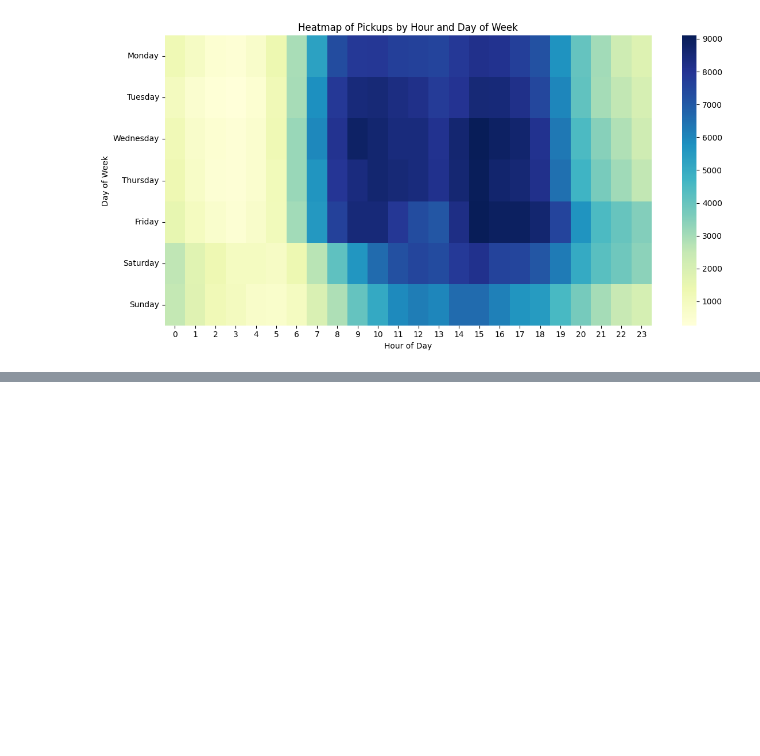
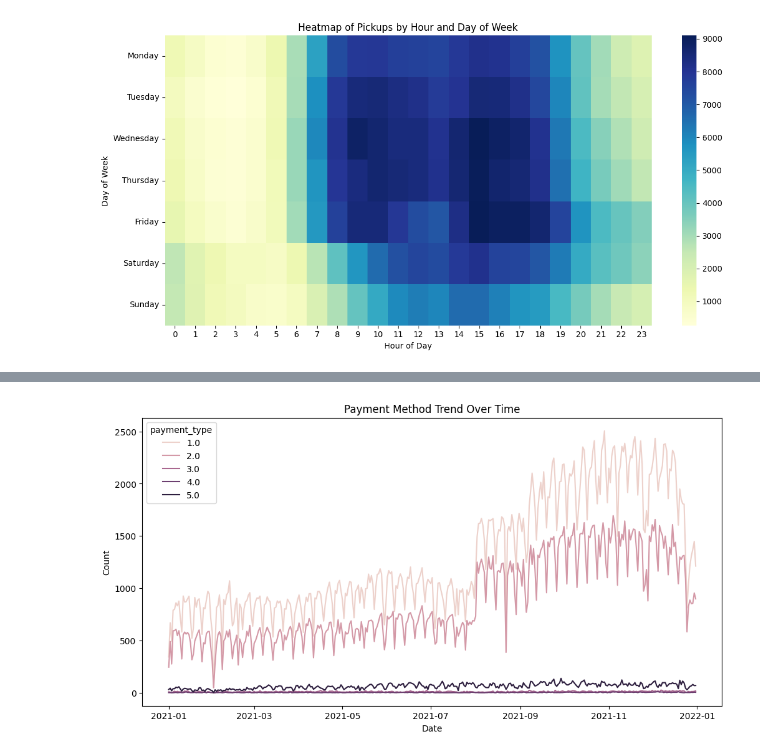
Before and after one commit to amiralimodir/Transportation-Project, a Jupyter notebook: Project.ipynb, the cells around one changed output, grey strips where cells are left out. Saved outputs shown, nothing was run; the diff lists cells and outputs as text; code cells hidden in the pictures; blank space fills up the shorter version.

```diff
--- a/Project.ipynb
+++ b/Project.ipynb
@@ -193,0 +219,11 @@ plt.show()
+# %%
+data['date'] = data['pickup_datetime'].dt.date
+payment_trend = data.groupby(['date', 'payment_type']).size().reset_index(name='count')
+plt.figure(figsize=(12, 6))
+sns.lineplot(data=payment_trend, x='date', y='count', hue='payment_type')
+plt.title('Payment Method Trend Over Time')
+plt.xlabel('Date')
+plt.ylabel('Count')
+plt.show()
+# %% [output]
+[figure, added]
```
Also changed, not shown: parts of 38 cells of this notebook.
